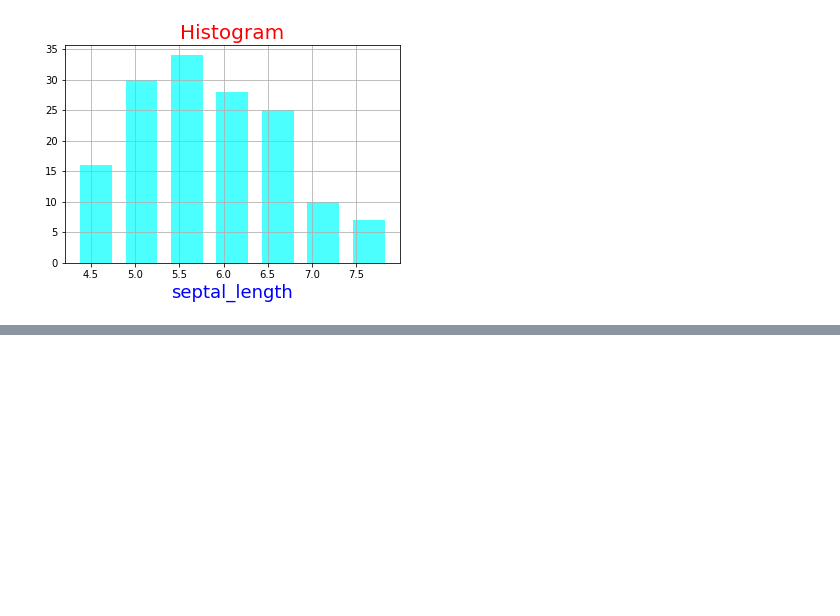
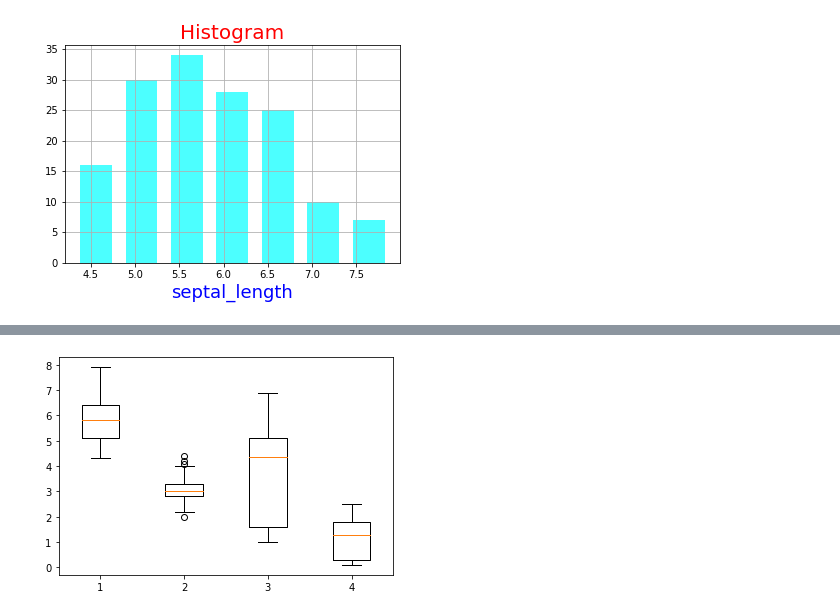
Before and after one commit to hanbinChae/Python-learning-univ, a Jupyter notebook: 빅데이터분석응용/경기과학기술대학교_202263020_채한빈_11주차.ipynb, the cells around one changed output, grey strips where cells are left out. Drawn from its saved outputs; the diff is of its cells as text; code cells hidden in the pictures; blank space fills up the shorter version.

```diff
--- a/빅데이터분석응용/경기과학기술대학교_202263020_채한빈_11주차.ipynb
+++ b/빅데이터분석응용/경기과학기술대학교_202263020_채한빈_11주차.ipynb
@@ -277,0 +285,4 @@ plt.grid()
+# %%
+iris = sns.load_dataset("iris")
+iris = iris.drop("species", axis=1)
+iris
@@ -277,0 +303,5 @@ plt.grid()
+# %%
+plt.boxplot(iris)
+plt.show()
+# %% [output]
+[figure, added]
```
Also changed, not shown: parts of 17 cells of this notebook.
